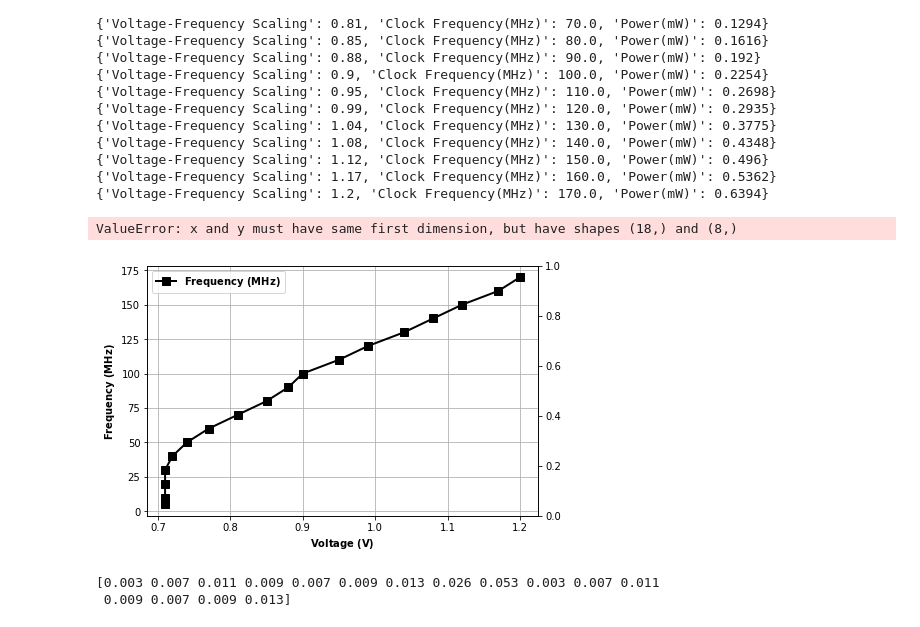
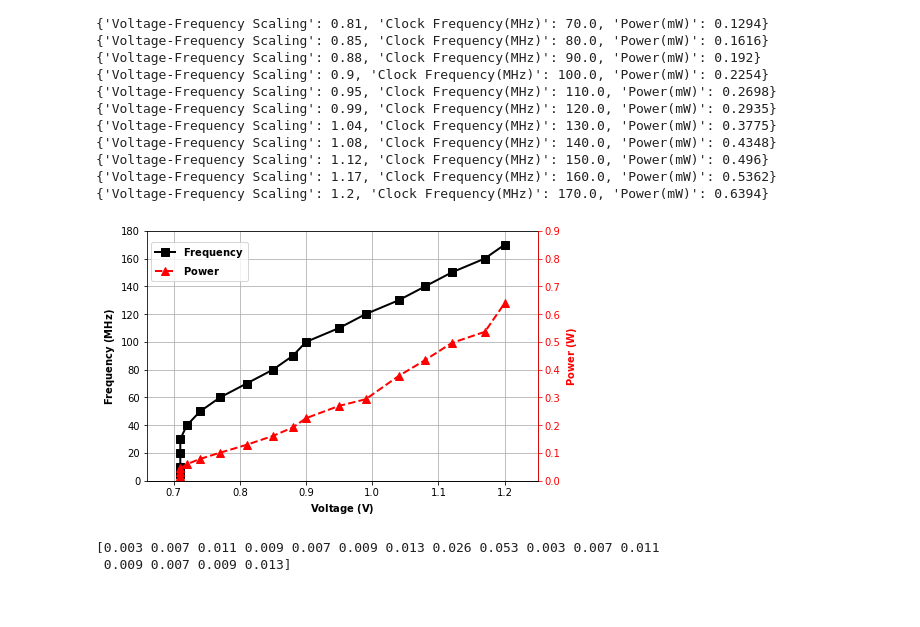
Before and after one commit to changchun-zhou/sagitta_fig, a Jupyter notebook: scripts/Voltage-Frequency-Scaling/Sagitta_Fig.ipynb, the cells around one changed output. Drawn from its saved outputs; the diff is of its cells as text; code cells hidden in the pictures.

```diff
--- a/scripts/Voltage-Frequency-Scaling/Sagitta_Fig.ipynb
+++ b/scripts/Voltage-Frequency-Scaling/Sagitta_Fig.ipynb
@@ -101,36 +200,39 @@ for row in tables:
 # %%
 
-plt_fig({   "x_name":"Voltage",
+cls_plt_fig('').func_plt_fig({   "x_name":"Voltage",
             "x_value": voltage,
             "x_label" : r"$\bf{Voltage}$"+' ' + r"$\bf{(V)}$",
             "y1_fig_type": "plot",
             "y1_name":"Frequency",
             "y1_value":frequency,
             "y1_color":(0, 0, 0),
             "y1_linestyle":'x-',
             "y1_label":r"$\bf{Frequency}$"+' ' + r"$\bf{(MHz)}$",
             "y1_marker":'s',
             "y1_legend": r"$\bf{Frequency}$",
+            "y1_yticks_max": 180,
             "y2_fig_type": "plot",
             "y2_name":"Power",
             "y2_value":power,
             "y2_color":(1, 0, 0),
             "y2_linestyle":'--',
             "y2_label":r"$\bf{Power}$"+' ' + r"$\bf{(W)}$",
             "y2_marker":'^',
             "y2_legend": r"$\bf{Power}$",
+            "y2_yticks_max": 0.9,
             "linewidth": 2,
             "markersize": 8,
             "family":"Arial",
             "label_size": 10,
+            "legend_loc": (0.01, 0.8),
+            "grid_axis": 'x',
             "bar_width": 0.01,
             # "xticks": False,
             "figsize" : (7, 4.6),
             "fig_name" :'../../generate/Voltage-Frequency-Scaling.svg'
 })
 # %% [output]
-ValueError: x and y must have same first dimension, but have shapes (18,) and (8,)
-[figure, old version]
+[figure, new version]
 # %%
 from mpl_toolkits.mplot3d import axes3d
 class MyAxes3D(axes3d.Axes3D):
```
Also changed, not shown: parts of 10 cells of this notebook.
